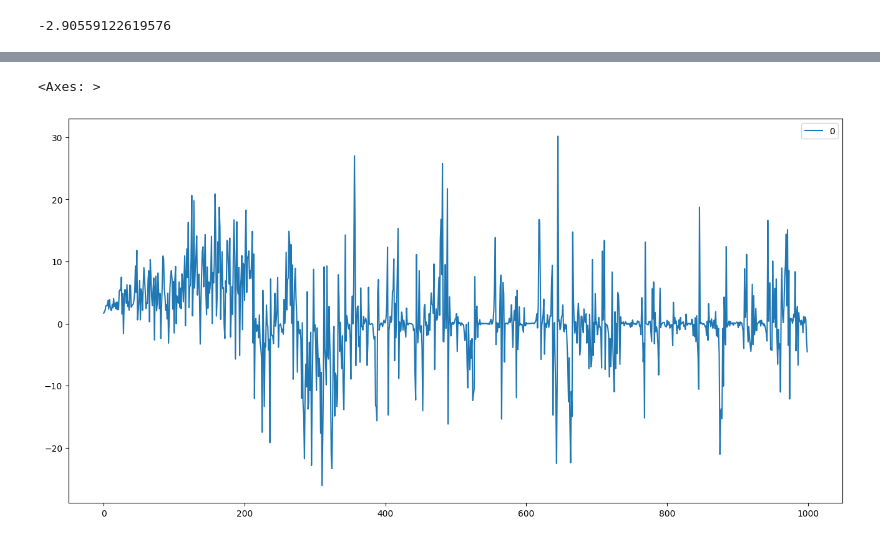
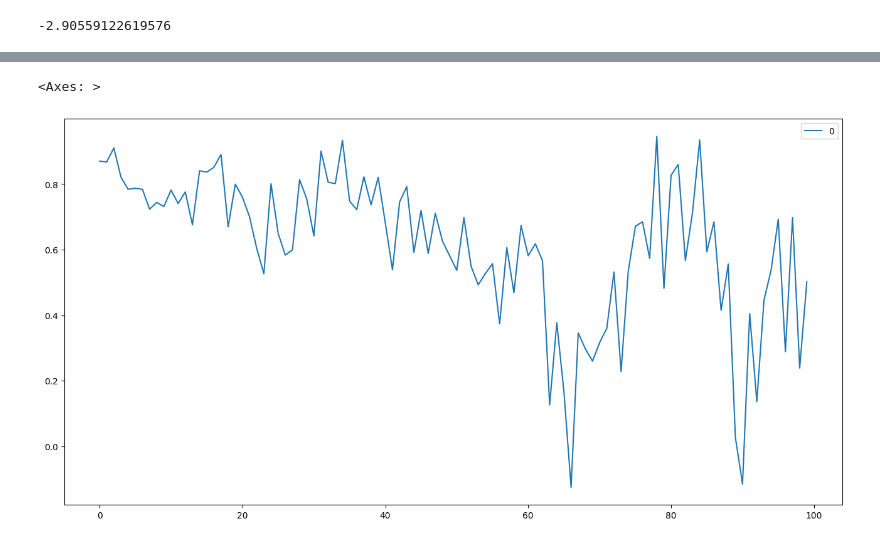
Before and after one commit to MaligarosNotes/Stock-Predict-Summer-24--Attempts, a Jupyter notebook: 4th Stock Predictor.ipynb, the cells around one changed output, grey strips where cells are left out. Cells and saved outputs as stored; diff of their text form; code cells hidden in the pictures.

```diff
--- a/4th Stock Predictor.ipynb
+++ b/4th Stock Predictor.ipynb
@@ -75,7 +75,7 @@ TickerIntoTensor()
 
 daysago = 50
 daysforward = 1
-e = TickerIntoTensor('aapl', daysago, daysforward)
+e = TickerIntoTensor('^gspc', daysago, daysforward)
 X_train, X_test, Y_train, Y_test = e[0], e[1], e[2], e[3]
 
 
@@ -148,7 +153,7 @@ def UserInput_Two(ticker='aapl',daysago=100,futureproj=20):
     for i in range(1,futureproj+1):
         y_pred = model1.predict(X_test)
         #y_pred = y_pred * random.uniform((np.min(X_test)-y_pred)/np.min(X_test),(np.max(X_test)-y_pred)/np.max(X_test))
-        y_pred = y_pred *  (1 + random.normalvariate(np.mean(X_test),np.std(X_test)))
+        y_pred = y_pred + (np.std(X_test) * random.normalvariate(0,1))
         y_pred_proj = np.append(y_pred_proj,y_pred)
         X_test = X_test.reshape((-1))
         X_test = np.append(X_test, y_pred)
@@ -157,6 +162,6 @@ def UserInput_Two(ticker='aapl',daysago=100,futureproj=20):
     return y_pred_proj
 
 
-e = pd.DataFrame(UserInput_Two('nvda',100,1000))
+e = pd.DataFrame(UserInput_Two('nvda',100,100))
 e.plot(figsize=(16,8))
 # %% [output]
@@ -180,2 +185,2 @@ e.plot(figsize=(16,8))
 <Axes: >
-[figure, old version]
+[figure, new version]
```
Also changed, not shown: parts of 6 cells of this notebook, 1 other file.
